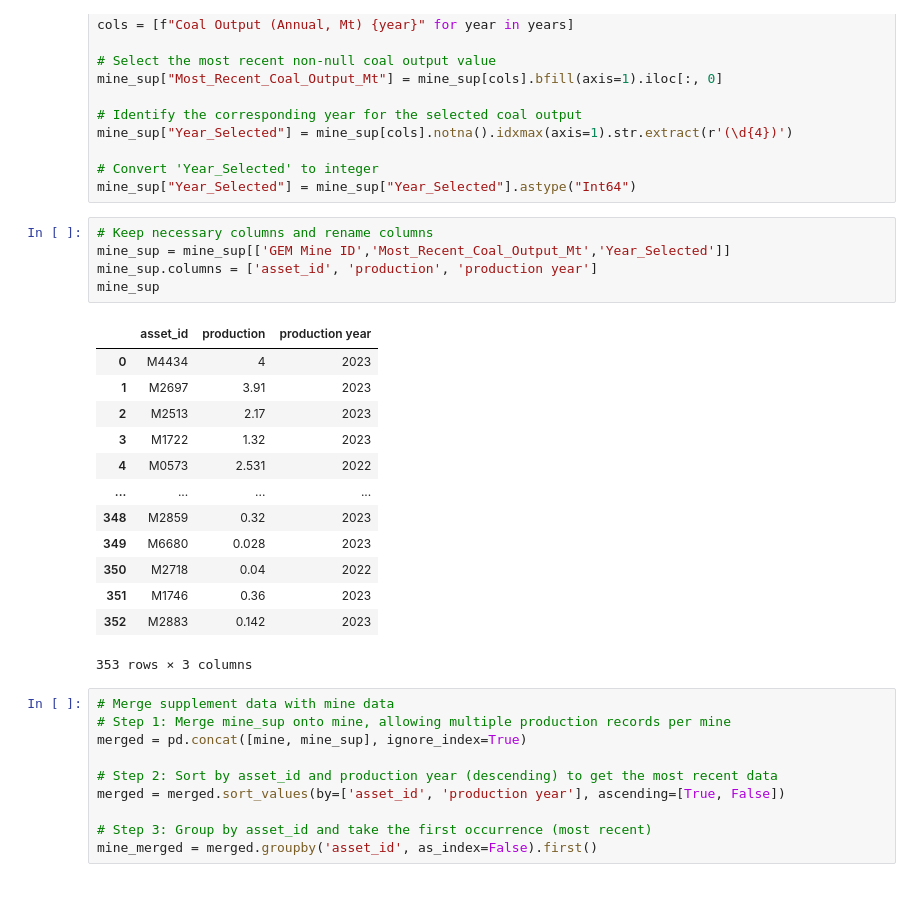
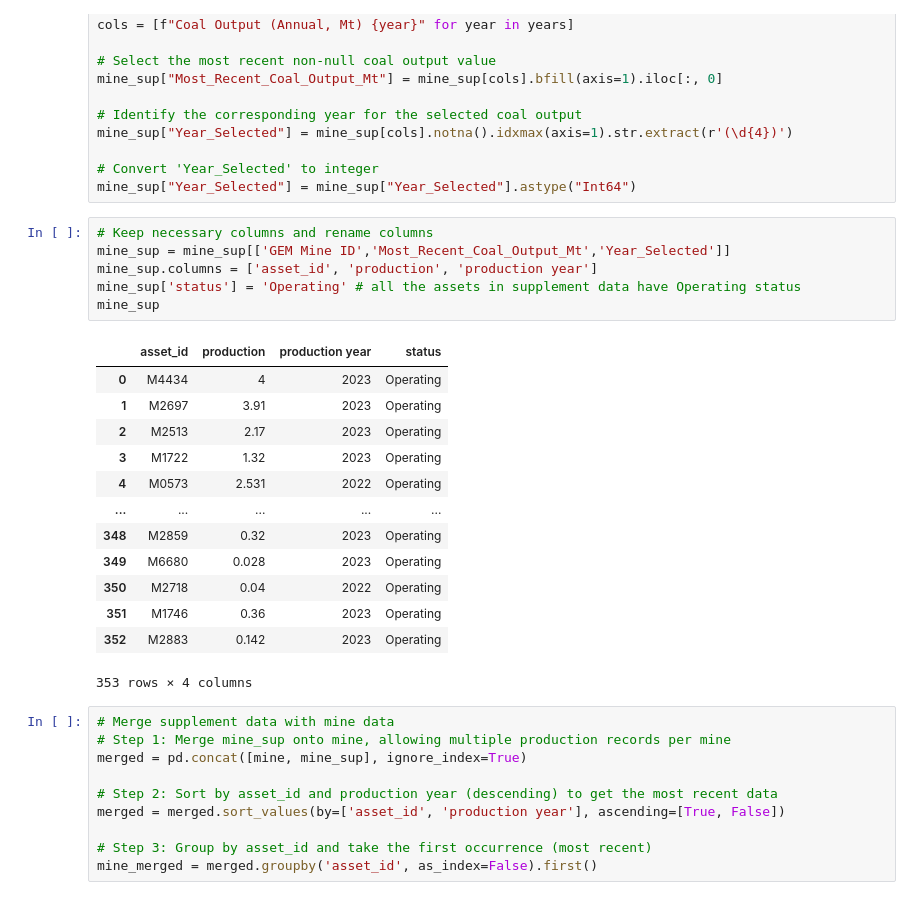
Before and after one commit to yingtian1/Thesis_2425, a Jupyter notebook: Preprocessing_mine.ipynb, the cells around one changed output. Saved outputs shown, nothing was run; the diff lists cells and outputs as text.

```diff
--- a/Preprocessing_mine.ipynb
+++ b/Preprocessing_mine.ipynb
@@ -85,22 +85,23 @@ mine_sup["Year_Selected"] = mine_sup["Year_Selected"].astype("Int64")
 # %%
 # Keep necessary columns and rename columns
 mine_sup = mine_sup[['GEM Mine ID','Most_Recent_Coal_Output_Mt','Year_Selected']]
 mine_sup.columns = ['asset_id', 'production', 'production year']
+mine_sup['status'] = 'Operating' # all the assets in supplement data have Operating status
 mine_sup
 # %% [output]
-|  | asset_id | production | production year |
-| 0 | M4434 | 4 | 2023 |
-| 1 | M2697 | 3.91 | 2023 |
-| 2 | M2513 | 2.17 | 2023 |
-| 3 | M1722 | 1.32 | 2023 |
-| 4 | M0573 | 2.531 | 2022 |
-| ... | ... | ... | ... |
-| 348 | M2859 | 0.32 | 2023 |
-| 349 | M6680 | 0.028 | 2023 |
-| 350 | M2718 | 0.04 | 2022 |
-| 351 | M1746 | 0.36 | 2023 |
-| 352 | M2883 | 0.142 | 2023 |
+|  | asset_id | production | production year | status |
+| 0 | M4434 | 4 | 2023 | Operating |
+| 1 | M2697 | 3.91 | 2023 | Operating |
+| 2 | M2513 | 2.17 | 2023 | Operating |
+| 3 | M1722 | 1.32 | 2023 | Operating |
+| 4 | M0573 | 2.531 | 2022 | Operating |
+| ... | ... | ... | ... | ... |
+| 348 | M2859 | 0.32 | 2023 | Operating |
+| 349 | M6680 | 0.028 | 2023 | Operating |
+| 350 | M2718 | 0.04 | 2022 | Operating |
+| 351 | M1746 | 0.36 | 2023 | Operating |
+| 352 | M2883 | 0.142 | 2023 | Operating |
-353 rows × 3 columns
+353 rows × 4 columns
 # %%
 # Merge supplement data with mine data
 # Step 1: Merge mine_sup onto mine, allowing multiple production records per mine
```
Also changed, not shown: parts of 22 cells of this notebook.
